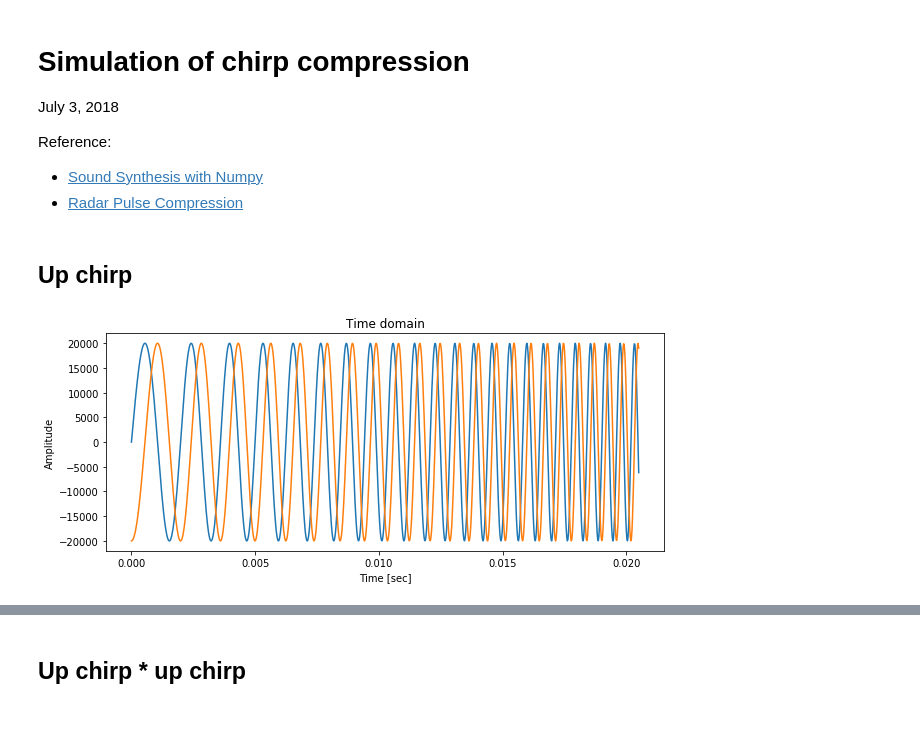
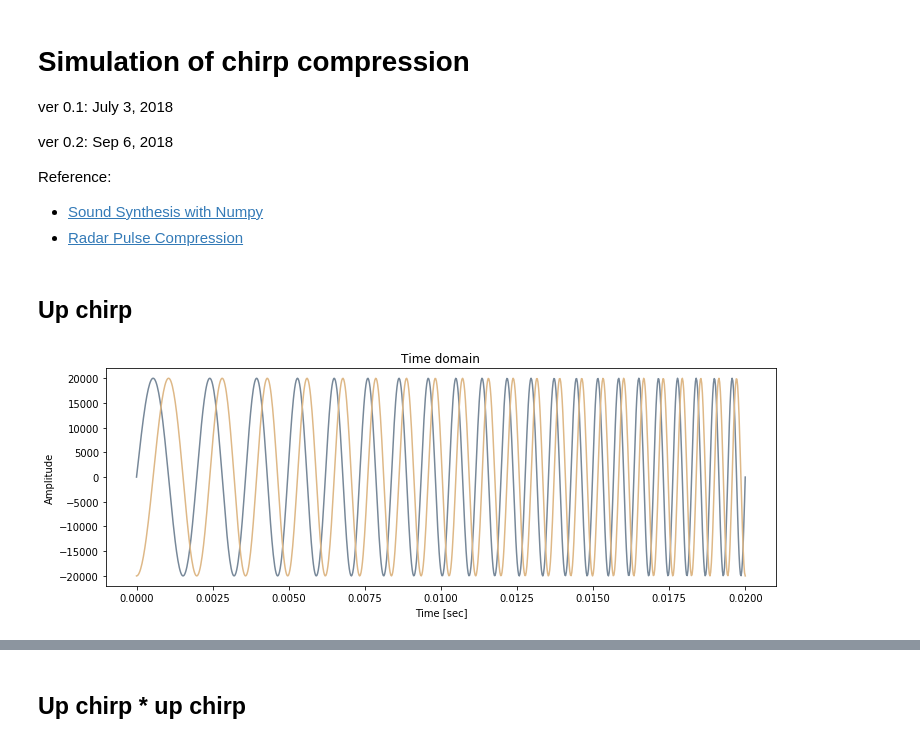
Before and after one commit to araobp/ultrasonic-communication, a Jupyter notebook: simulation/ChirpSimulation.ipynb, the cells around one changed output, grey strips where cells are left out. Drawn from its saved outputs; the diff is of its cells as text; code cells hidden in the pictures.

```diff
--- a/simulation/ChirpSimulation.ipynb
+++ b/simulation/ChirpSimulation.ipynb
@@ -1,21 +1,24 @@
 # %% [markdown]
 # Simulation of chirp compression
 
-July 3, 2018
+ver 0.1: July 3, 2018
+
+ver 0.2: Sep 6, 2018
 
 Reference:
 - [Sound Synthesis with Numpy](https://dzone.com/articles/sound-synthesis-numpy)
 - [Radar Pulse Compression](https://www.ittc.ku.edu/workshops/Summer2004Lectures/Radar_Pulse_Compression.pdf)
 # %%
 %matplotlib inline
-%run ./signal.py
+%run ./dsp.py
+Fs = 44100
 # %%
-s = Signal(f0=440, f1=1760, fs=44100, T=0.0205, A=20000)
-sl = Signal(f0=440, f1=1760, fs=44100, T=2.0, A=20000)
+c = Chirp(f0=440, f1=1760, fs=Fs, T=0.02, A=20000)
+cl = Chirp(f0=440, f1=1760, fs=Fs, T=2.0, A=20000)
 # %% [markdown]
 ## Up chirp
 # %%
 # Upchirp by complex exponential function
-s.plot_wave(s.chirp())
+plot_wave(Fs, c.chirp())
 # %% [output]
-[figure, old version]
+[figure, new version]
```
Also changed, not shown: parts of 44 cells of this notebook, 6 other files.
